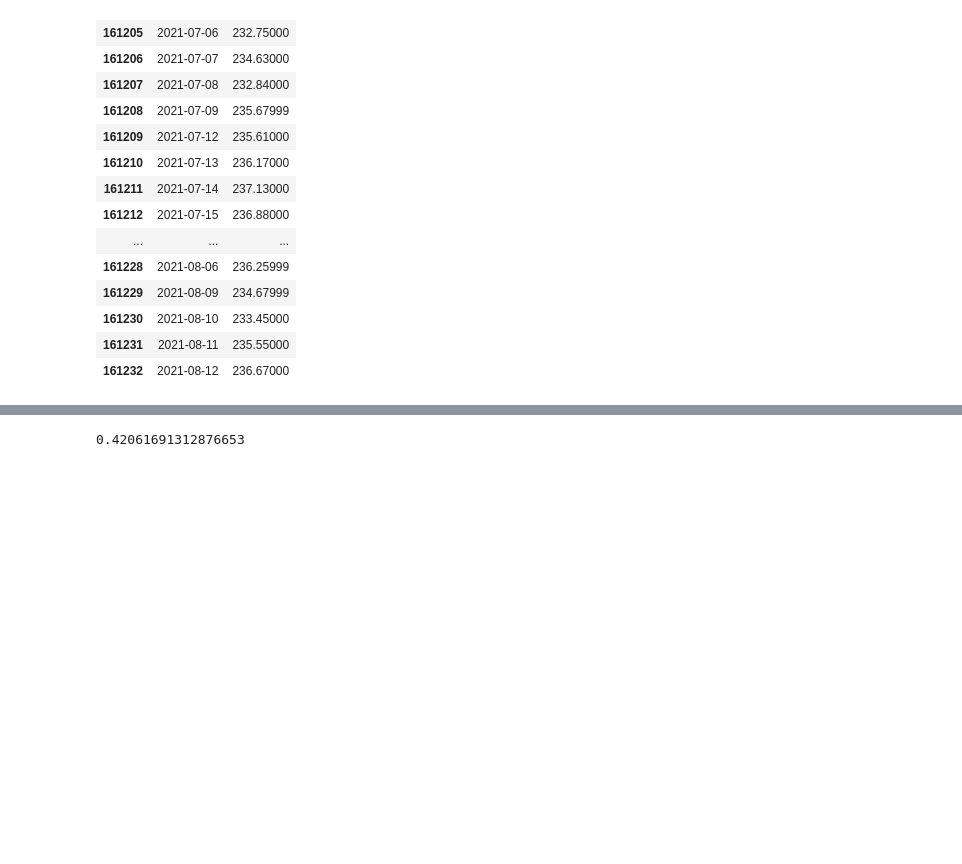
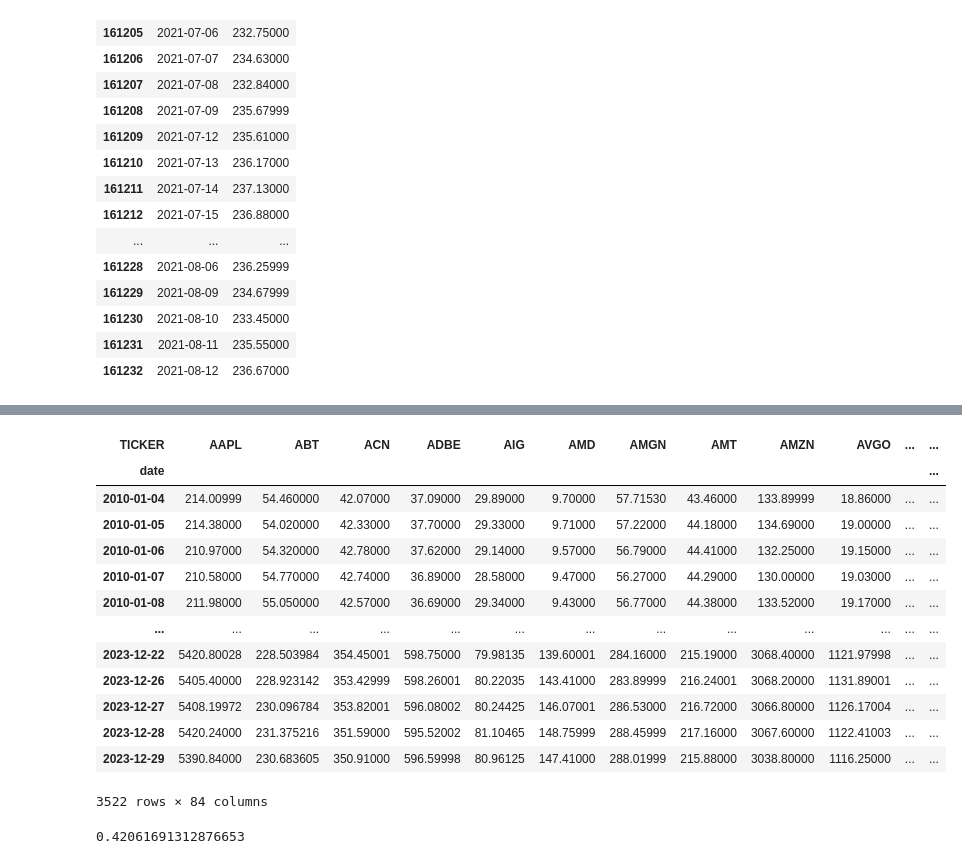
Before and after one commit to bufn403/portfolio-rl, a Jupyter notebook: framework_env_test.ipynb, the cells around one changed output, grey strips where cells are left out. Saved outputs shown, nothing was run; the diff lists cells and outputs as text; code cells hidden in the pictures; blank space fills up the shorter version.

```diff
--- a/framework_env_test.ipynb
+++ b/framework_env_test.ipynb
@@ -920,32 +1107,48 @@ df.dropna(inplace=True)
 # %%
 # only include stocks that are present in all dates
 ticker_ok = df.TICKER.value_counts() == df.TICKER.value_counts().max()
 def is_max_val_count(ticker: str) -> bool:
   return ticker_ok[ticker]
 ok = df.apply(lambda row: is_max_val_count(row['TICKER']), axis=1)
 df = df[ok]
 df = df[(df.date.dt.year >= 2010) & (df.date.dt.year <= 2024)]
 
 # # create stock array
 # pivot_price_df = df.pivot(index='date', columns='TICKER', values='PRC')
 # stock_array = pivot_price_df.values.astype(float)
 #
 # # adjust for stock splits
 # pivot_facpr_df = df.pivot(index='date', columns='TICKER', values='FACPR')
 # facpr_array = pivot_facpr_df.values.astype(float)
 # stock_array = stock_array / (1+facpr_array).cumprod(axis=0)
 #
 # # np.log(1 + np.diff(self.stock_array, axis=0) / self.stock_array[:-1, :])
 # ret = np.log((stock_array[1:] - stock_array[:-1]) / stock_array[:-1] + 1)
 
 # create stock array
 stock_df = df.pivot(index='date', columns='TICKER', values='PRC').astype(float)
 
 # adjust for stock splits
 facpr_df = df.pivot(index='date', columns='TICKER', values='FACPR').astype(float)
 stock_df = stock_df * (1+facpr_df).cumprod(axis=0)
 # assert np.all(self.stock_df.pct_change().iloc[1:, :] > -1), f"{(self.stock_df.pct_change().iloc[1:, :] <= -1).sum().sum()=}, {np.any(pd.isna(self.stock_df.pct_change().iloc[1:, :]))}"
 ret = np.log(stock_df.pct_change().iloc[1:, :] + 1)
+stock_df
+# %% [output]
+| TICKER | AAPL | ABT | ACN | ADBE | AIG | AMD | AMGN | AMT | AMZN | AVGO | ... | ... |
+| date |  |  |  |  |  |  |  |  |  |  |  | ... |
+| 2010-01-04 | 214.00999 | 54.460000 | 42.07000 | 37.09000 | 29.89000 | 9.70000 | 57.71530 | 43.46000 | 133.89999 | 18.86000 | ... | ... |
+| 2010-01-05 | 214.38000 | 54.020000 | 42.33000 | 37.70000 | 29.33000 | 9.71000 | 57.22000 | 44.18000 | 134.69000 | 19.00000 | ... | ... |
+| 2010-01-06 | 210.97000 | 54.320000 | 42.78000 | 37.62000 | 29.14000 | 9.57000 | 56.79000 | 44.41000 | 132.25000 | 19.15000 | ... | ... |
+| 2010-01-07 | 210.58000 | 54.770000 | 42.74000 | 36.89000 | 28.58000 | 9.47000 | 56.27000 | 44.29000 | 130.00000 | 19.03000 | ... | ... |
+| 2010-01-08 | 211.98000 | 55.050000 | 42.57000 | 36.69000 | 29.34000 | 9.43000 | 56.77000 | 44.38000 | 133.52000 | 19.17000 | ... | ... |
+| ... | ... | ... | ... | ... | ... | ... | ... | ... | ... | ... | ... | ... |
+| 2023-12-22 | 5420.80028 | 228.503984 | 354.45001 | 598.75000 | 79.98135 | 139.60001 | 284.16000 | 215.19000 | 3068.40000 | 1121.97998 | ... | ... |
+| 2023-12-26 | 5405.40000 | 228.923142 | 353.42999 | 598.26001 | 80.22035 | 143.41000 | 283.89999 | 216.24001 | 3068.20000 | 1131.89001 | ... | ... |
+| 2023-12-27 | 5408.19972 | 230.096784 | 353.82001 | 596.08002 | 80.24425 | 146.07001 | 286.53000 | 216.72000 | 3066.80000 | 1126.17004 | ... | ... |
+| 2023-12-28 | 5420.24000 | 231.375216 | 351.59000 | 595.52002 | 81.10465 | 148.75999 | 288.45999 | 217.16000 | 3067.60000 | 1122.41003 | ... | ... |
+| 2023-12-29 | 5390.84000 | 230.683605 | 350.91000 | 596.59998 | 80.96125 | 147.41000 | 288.01999 | 215.88000 | 3038.80000 | 1116.25000 | ... | ... |
+3522 rows × 84 columns
 # %%
 ret.max().max()
 # %% [output]
```
Also changed, not shown: parts of 23 cells of this notebook, 3 other files.
